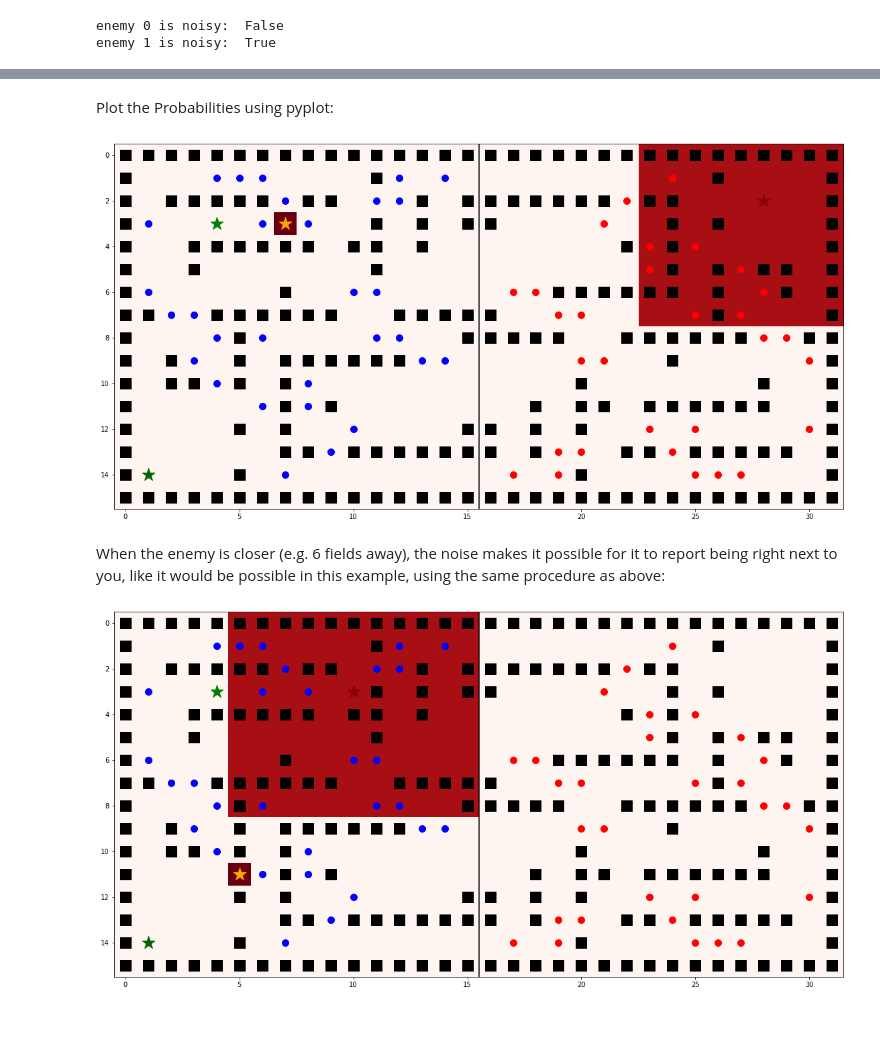
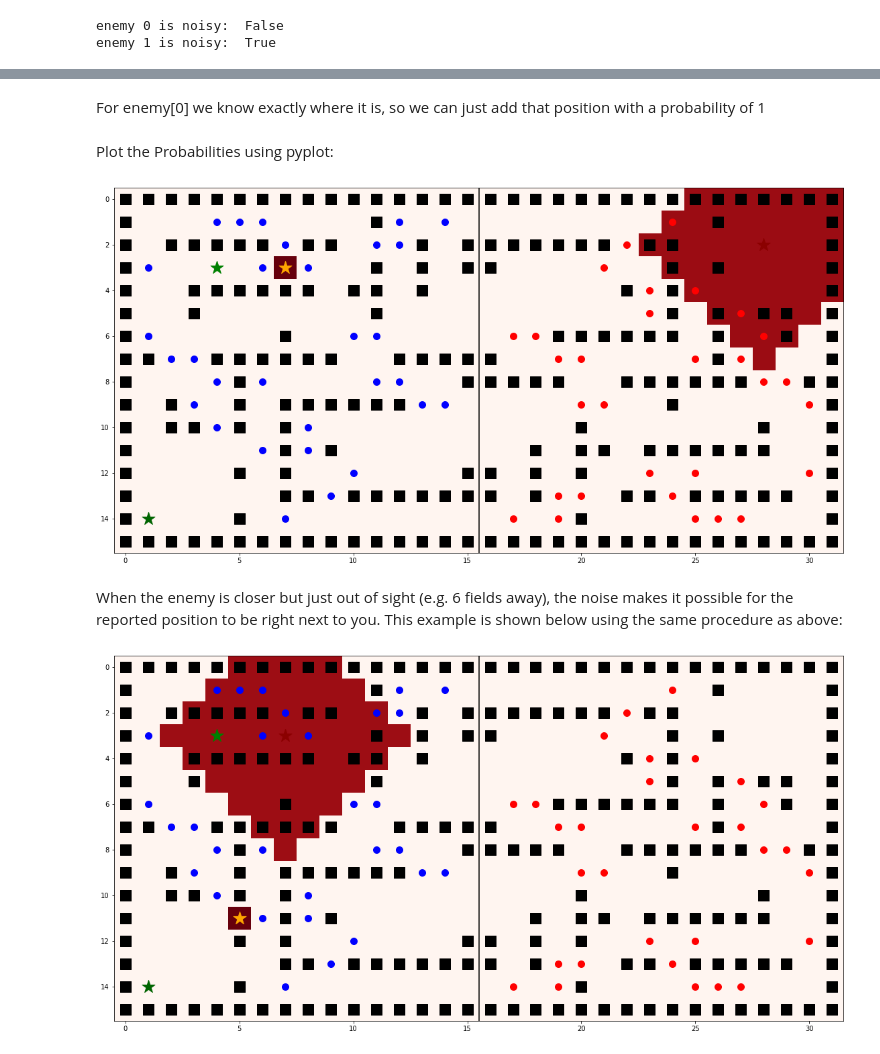
Before and after one commit to ASPP/pelita, a Jupyter notebook: template/notebooks/nb2_enemy_noise.ipynb, the cells around one changed output, grey strips where cells are left out. Saved outputs shown, nothing was run; the diff lists cells and outputs as text; code cells hidden in the pictures; blank space fills up the shorter version.

Commit message:
some refactoring and fixed the noise nb

```diff
--- a/template/notebooks/nb2_enemy_noise.ipynb
+++ b/template/notebooks/nb2_enemy_noise.ipynb
@@ -7,6 +7,12 @@ from matplotlib import pyplot as plt
 import numpy as np
 # %% [markdown]
 First we define some helper funtions. They are described in detail in `nb1_matplotlib_and_numpy.ipynb`.
+# %%
+def get_maze_dimensions(walls):
+    """Takes a walls list and gives the width and height of the maze"""
+    maze_width = max([x for x, y in walls])+1
+    maze_height = max([y for x, y in walls])+1
+    return(maze_width, maze_height)
 # %%
 def draw_coords(coords, ax, params={}):
     """
@@ -27,7 +33,7 @@ def draw_coords(coords, ax, params={}):
     ax.scatter(coords_x, coords_y, **params)
     return ax
 # %%
-def draw_game_elements(bot, ax):
+def draw_game(bot, ax):
     """
     Draws game state as scatter elements given a bot object.
 
@@ -128,0 +140,2 @@ enemy_prob[bot.enemy[0].position[1], bot.enemy[0].position[0]] = 1
+# %% [markdown]
+For enemy\[0] we know exactly where it is, so we can just add that position with a probability of 1
@@ -131,46 +146,44 @@ Plot the Probabilities using pyplot:
 # %%
 fig, ax = plt.subplots(figsize=(20,10))
 ax.imshow(enemy_prob, norm=matplotlib.colors.LogNorm(), cmap="Reds")
-ax = draw_game_elements(bot, ax)
+ax = draw_game(bot, ax)
 # %% [output]
-[figure, old version]
+[figure, new version]
 # %% [markdown]
-When the enemy is closer (e.g. 6 fields away), the noise makes it possible for it to report being right next to you, like it would be possible in this example, using the same procedure as above:
+When the enemy is closer but just out of sight (e.g. 6 fields away), the noise makes it possible for the reported position to be right next to you. This example is shown below using the same procedure as above:
 # %%
 layout_str="""
 ################################
 #   ...    #. .         . #    #
 # #####.## ..# #######.##      #
-#.  0 . . ?# # ##    .  # #    #
+#.  0 .?.  # # ##    .  # #    #
 #  ###### ## #        #.#.     #
 #  #       #           .# #.## #
 #.     #  ..     ..###### # .# #
 ##..######  #####  ..    .#.   #
 #   .#.    ..  #####  ######..##
 # #. # ######..     ..  #     .#
 # ##.# #.           #       #  #
 #    E.#.#        # ## ######  #
 #    # #  .    ## # #  . .    .#
 #      ##.####### #.. ##.##### #
 #1   # .         . .#    ...   #
 ################################
 """
-bot = pl.utils.setup_test_game(layout=layout_str, is_blue=True)
-maze_width = max([x for x, y in bot.walls])+1
-maze_height = max([y for x, y in bot.walls])+1
-possible_ys = np.linspace(-5,5,11, dtype=int) + bot.enemy[1].position[1]
-possible_xs = np.linspace(-5,5,11, dtype=int) + bot.enemy[1].position[0]
-yy, xx = np.meshgrid(possible_ys, possible_xs)
-possible_xs2, possible_ys2 = np.vstack([xx.ravel(), yy.ravel()])
-mask = (possible_xs2 < maze_width) & (possible_xs2 >= 0) & (possible_ys2 >= 0) & (possible_ys2 < maze_height)
-possible_xs2 = possible_xs2[mask]
-possible_ys2 = possible_ys2[mask]
-enemy_prob = np.zeros((maze_height, maze_width))+np.finfo(float).eps
-enemy_prob[possible_ys2,possible_xs2] = 1/(len(possible_ys)*len(possible_xs))
+bot = pelita.utils.setup_test_game(layout=layout_str, is_blue=True)
+maze_width, maze_height = get_maze_dimensions(bot.walls)
+yy, xx = np.mgrid[0:maze_height, 0:maze_width]
+fields_away = abs(xx - bot.enemy[1].position[0]) + abs(yy - bot.enemy[1].position[1])
+enemy_prob = fields_away.copy()
+enemy_prob[enemy_prob<=5] = 1
+enemy_prob[enemy_prob>5] = 0
+enemy_prob = enemy_prob/np.sum(enemy_prob)
+enemy_prob[enemy_prob==0] = np.finfo(float).eps
+
 enemy_prob[bot.enemy[0].position[1], bot.enemy[0].position[0]] = 1
 
 fig, ax = plt.subplots(figsize=(20,10))
 ax.imshow(enemy_prob, norm=matplotlib.colors.LogNorm(), cmap="Reds")
-ax = draw_game_elements(bot, ax)
+ax = draw_game(bot, ax)
 # %% [output]
-[figure, old version]
+[figure, new version]
```
Also changed, not shown: parts of 19 cells of this notebook, 1 other file.
